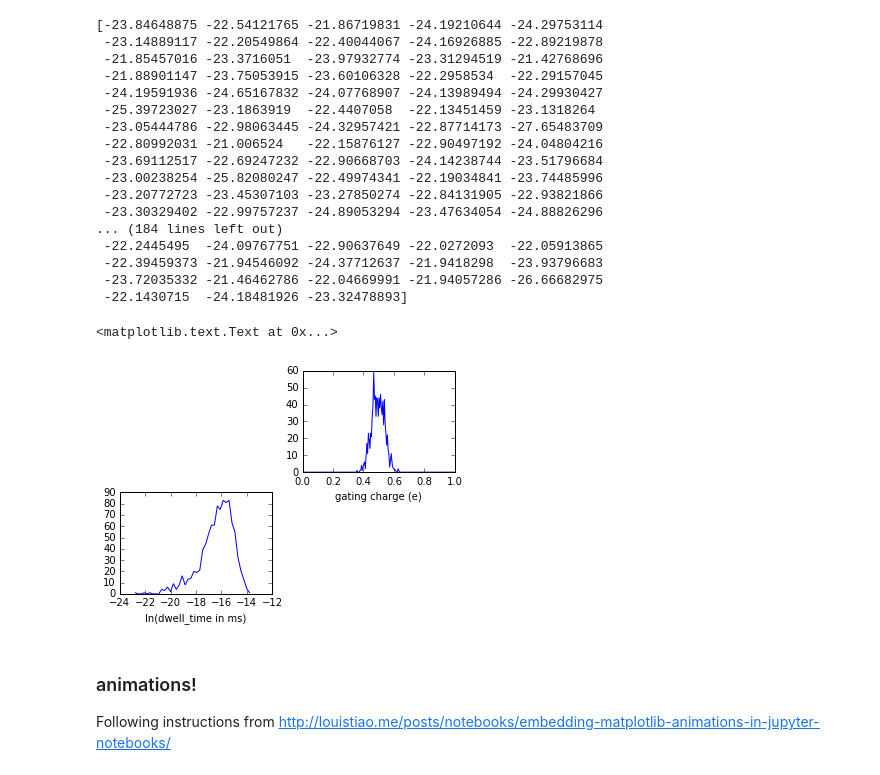
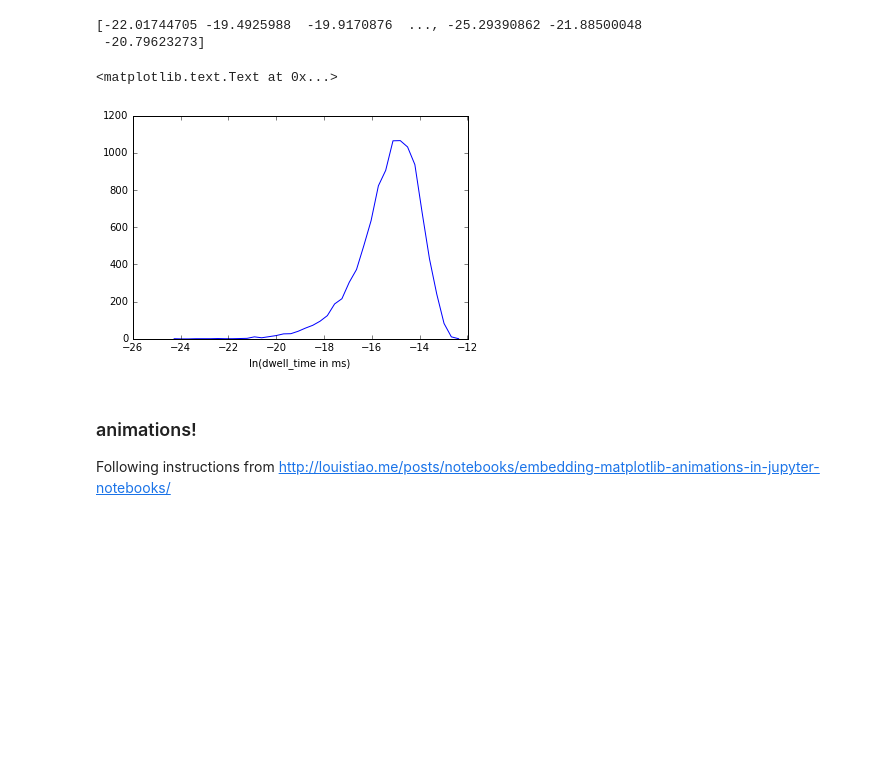
Before and after one commit to vvoelz/electrical_ising, a Jupyter notebook: trajectory_analysis.ipynb, the cells around one changed output. Drawn from its saved outputs; the diff is of its cells as text; code cells hidden in the pictures; blank space fills up the shorter version.

```diff
--- a/trajectory_analysis.ipynb
+++ b/trajectory_analysis.ipynb
@@ -13,12 +13,12 @@ skip_frames = 1
 
 dq = 1.0/(20*20)   # gating charge/ncells
 
-plt.figure(figsize=(16,8))
+plt.figure(figsize=(16,3))
 
 #ntrials = 20
 #my_depsilons = [(this_depsilon = 24.0 - trial*0.5) for trial in range(ntrials)]
 
-filenames = glob.glob('*_10M_*17.0*.npy')
+filenames = glob.glob('?00?_10M_deps24.0*.npy')
 ntrials = len(filenames)
 
 start_time = 0.0
@@ -46,5 +46,5 @@ for trial in range(ntrials):
     plt.plot(qcenters,counts, label=mylabel)
     plt.xlabel('gating charge (e)')
 
-plt.legend(loc='best')
+#plt.legend(loc='best')
 # %% [output]
@@ -114,34 +69,16 @@ in seconds: [  9.12011972e-05   1.39455651e-06   1.11493059e-06   1.03287572e-06
 # %%
-
-
-plt.subplot(2,2,3)
 # Let's make a histogram of the ln(dwell time )
 print np.log(t.stats[skip_frames:,1])
 dwell_times_in_ms = t.stats[1:,1]*1000.0
 counts, bin_edges = np.histogram(np.log(dwell_times_in_ms), bins=40)
 bin_centers = (bin_edges[0:-1]+bin_edges[1:])/2.0
 plt.plot(bin_centers,counts)
 plt.xlabel('ln(dwell_time in ms)')
 # %% [output]
-[-23.84648875 -22.54121765 -21.86719831 -24.19210644 -24.29753114
- -23.14889117 -22.20549864 -22.40044067 -24.16926885 -22.89219878
- -21.85457016 -23.3716051  -23.97932774 -23.31294519 -21.42768696
- -21.88901147 -23.75053915 -23.60106328 -22.2958534  -22.29157045
- -24.19591936 -24.65167832 -24.07768907 -24.13989494 -24.29930427
- -25.39723027 -23.1863919  -22.4407058  -22.13451459 -23.1318264
- -23.05444786 -22.98063445 -24.32957421 -22.87714173 -27.65483709
- -22.80992031 -21.006524   -22.15876127 -22.90497192 -24.04804216
- -23.69112517 -22.69247232 -22.90668703 -24.14238744 -23.51796684
- -23.00238254 -25.82080247 -22.49974341 -22.19034841 -23.74485996
- -23.20772723 -23.45307103 -23.27850274 -22.84131905 -22.93821866
- -23.30329402 -22.99757237 -24.89053294 -23.47634054 -24.88826296
-... (184 lines left out)
- -22.2445495  -24.09767751 -22.90637649 -22.0272093  -22.05913865
- -22.39459373 -21.94546092 -24.37712637 -21.9418298  -23.93796683
- -23.72035332 -21.46462786 -22.04669991 -21.94057286 -26.66682975
- -22.1430715  -24.18481926 -23.32478893]
+[-22.01744705 -19.4925988  -19.9170876  ..., -25.29390862 -21.88500048
+ -20.79623273]
 <matplotlib.text.Text at 0x...>
-[figure, old version]
+[figure, new version]
 # %% [markdown]
 ### animations!
 
```
Also changed, not shown: parts of 5 cells of this notebook.
